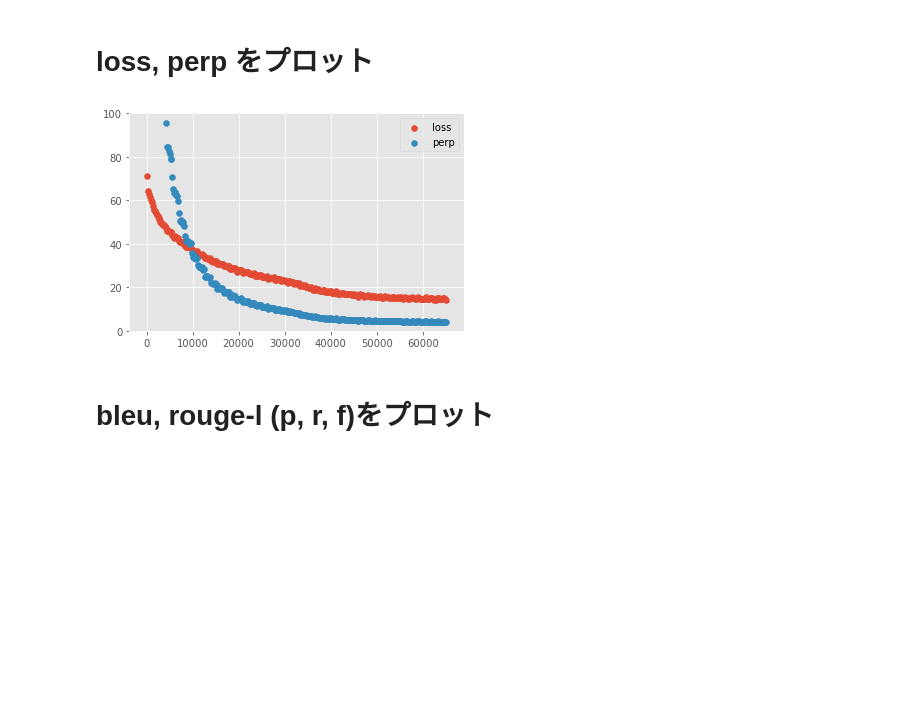
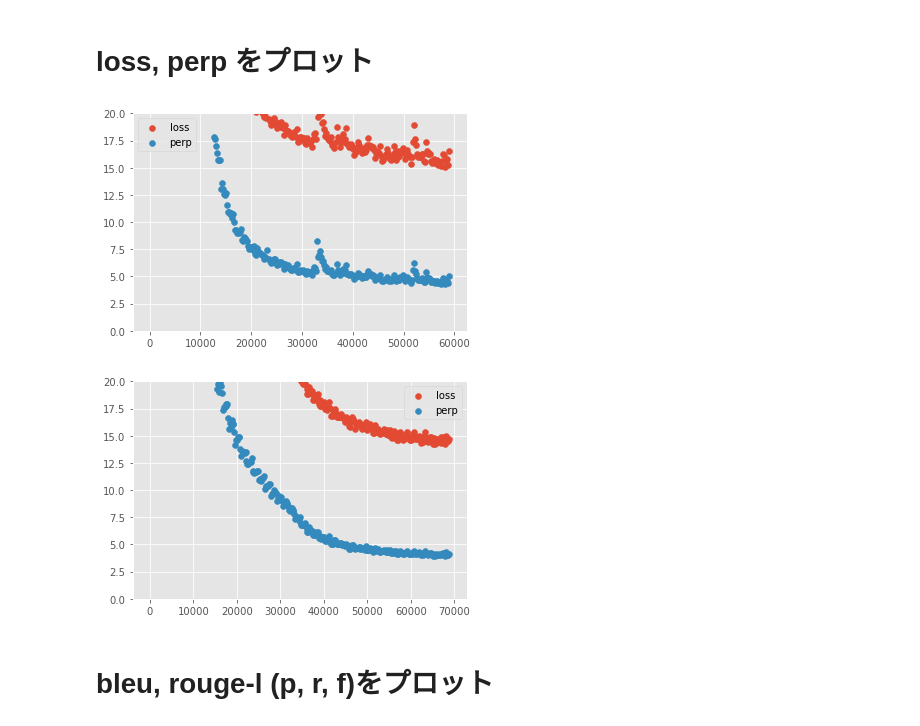
Before and after one commit to eggplant60/seq2seq_arXiv, a Jupyter notebook: Plot_graph.ipynb, the cells around one changed output. Cells and saved outputs as stored; diff of their text form; code cells hidden in the pictures; blank space fills up the shorter version.

```diff
--- a/Plot_graph.ipynb
+++ b/Plot_graph.ipynb
@@ -3,34 +3,36 @@
 # %%
 %matplotlib inline
 
 #coding: utf-8
 import matplotlib.pyplot as plt
 import numpy as np
 import os
 import json
 plt.style.use('ggplot')
 
 # グラフ
 def plot_loss_perp(result_dir = 'result/'):
     f = open(os.path.join(result_dir, 'log'), 'r')
     log = json.load(f)
 
     iter = [d["iteration"] for d in log]
     epoch = [d["epoch"] for d in log]
     loss = [d["main/loss"] for d in log]
     perp = [d["main/perp"] for d in log]
 
     plt.scatter(iter, loss, label="loss")
     plt.scatter(iter, perp, label="perp")
     plt.legend()
-    plt.ylim([0, 100])
+    plt.ylim([0, 20])
     plt.show()
 
 plot_loss_perp()
 #plot_loss_perp(result_dir = 'result_ae_0121/')
 #plot_loss_perp(result_dir = 'result_ae_0122/')
+plot_loss_perp(result_dir = 'result_ae_0122_2/')
 # %% [output]
-[figure, old version]
+[figure, new version]
+[figure, added]
 # %% [markdown]
 # bleu, rouge-l (p, r, f)をプロット
 # %%
```
Also changed, not shown: parts of 1 cell of this notebook, 4 other files.
